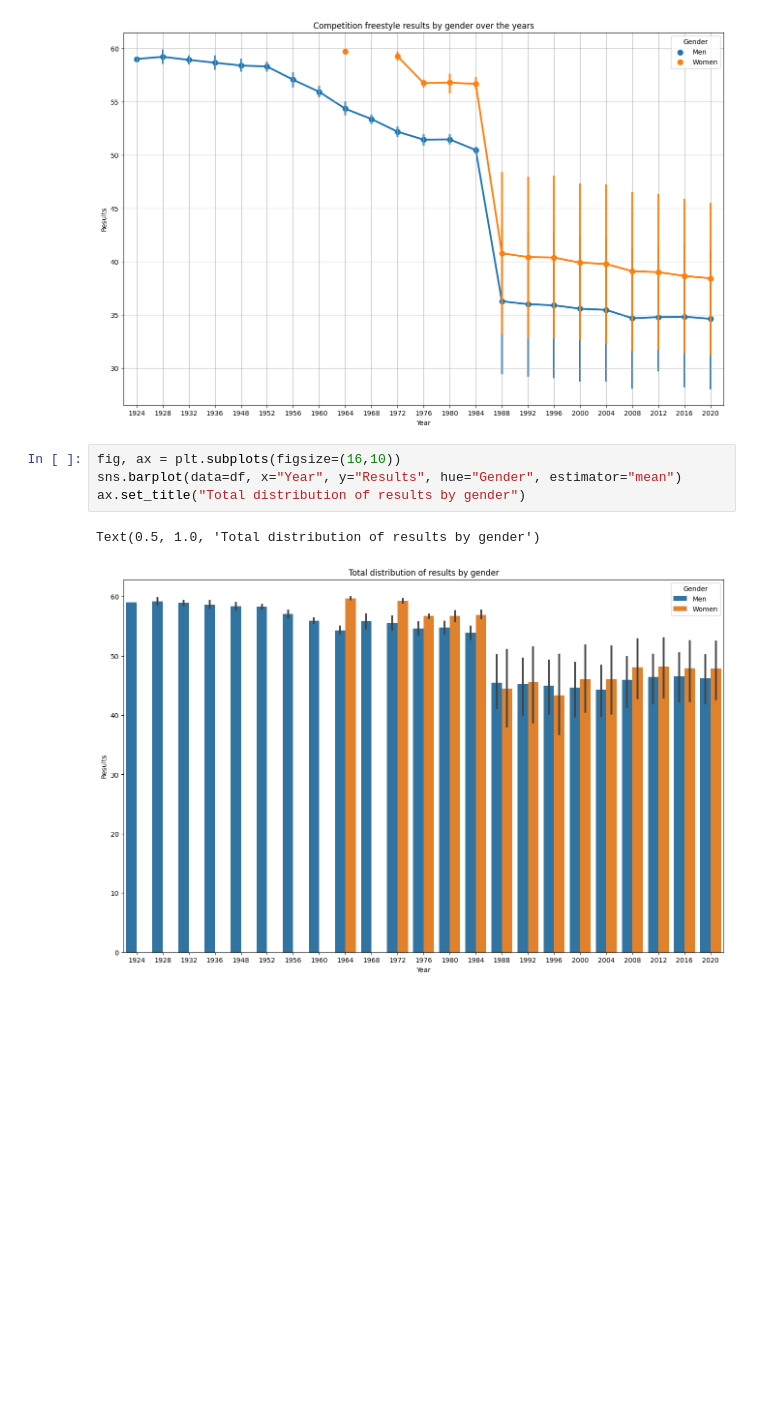
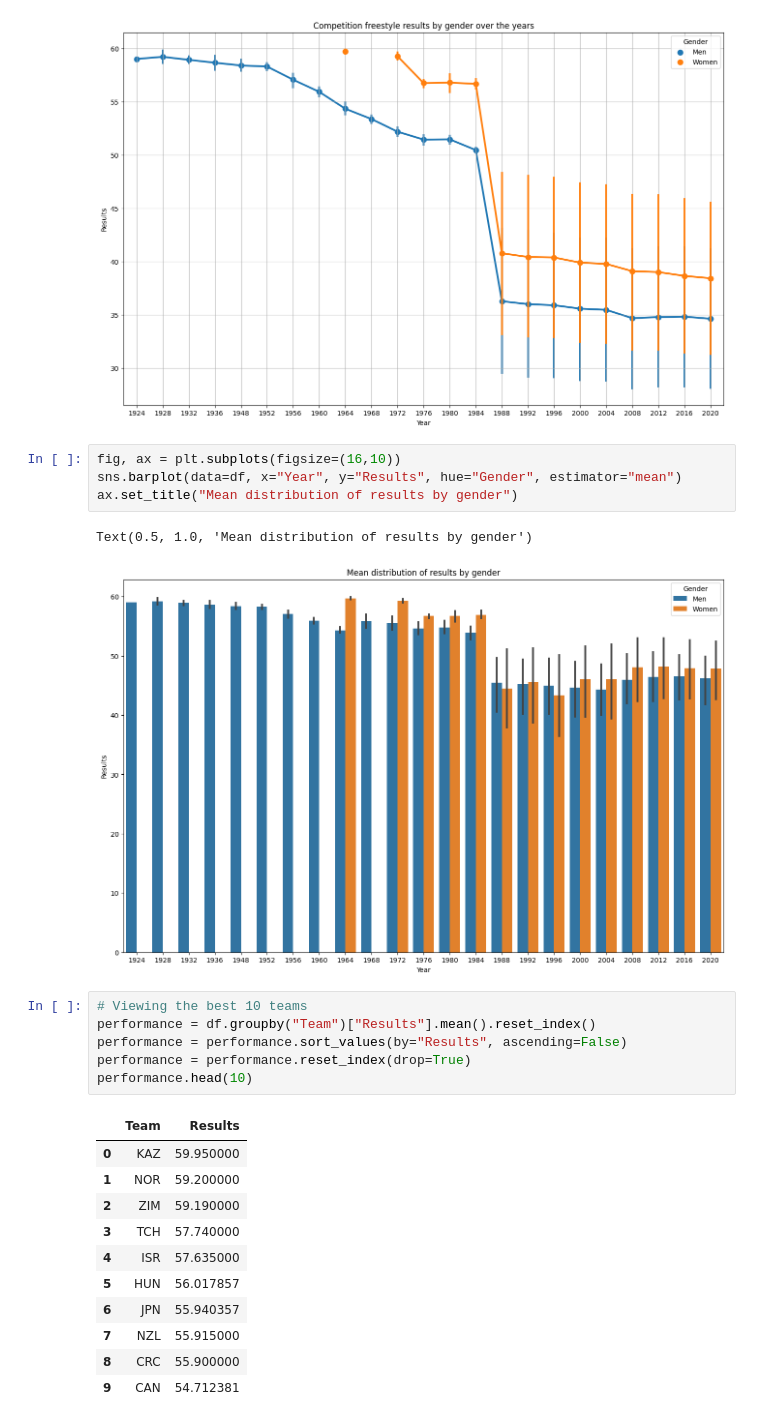
Before and after one commit to BrayanRobert/Exploratory_Analysis_Swimming, a Jupyter notebook: swimming.ipynb, the cells around one changed output. Saved outputs shown, nothing was run; the diff lists cells and outputs as text; blank space fills up the shorter version.

```diff
--- a/swimming.ipynb
+++ b/swimming.ipynb
@@ -152,7 +152,25 @@ ax.grid()
 # %%
 fig, ax = plt.subplots(figsize=(16,10))
 sns.barplot(data=df, x="Year", y="Results", hue="Gender", estimator="mean")
-ax.set_title("Total distribution of results by gender")
+ax.set_title("Mean distribution of results by gender")
 # %% [output]
-Text(0.5, 1.0, 'Total distribution of results by gender')
+Text(0.5, 1.0, 'Mean distribution of results by gender')
 [figure]
+# %%
+# Viewing the best 10 teams
+performance = df.groupby("Team")["Results"].mean().reset_index()
+performance = performance.sort_values(by="Results", ascending=False)
+performance = performance.reset_index(drop=True)
+performance.head(10)
+# %% [output]
+|  | Team | Results |
+| 0 | KAZ | 59.950000 |
+| 1 | NOR | 59.200000 |
+| 2 | ZIM | 59.190000 |
+| 3 | TCH | 57.740000 |
+| 4 | ISR | 57.635000 |
+| 5 | HUN | 56.017857 |
+| 6 | JPN | 55.940357 |
+| 7 | NZL | 55.915000 |
+| 8 | CRC | 55.900000 |
+| 9 | CAN | 54.712381 |
```
Also changed, not shown: parts of 2 cells of this notebook.
